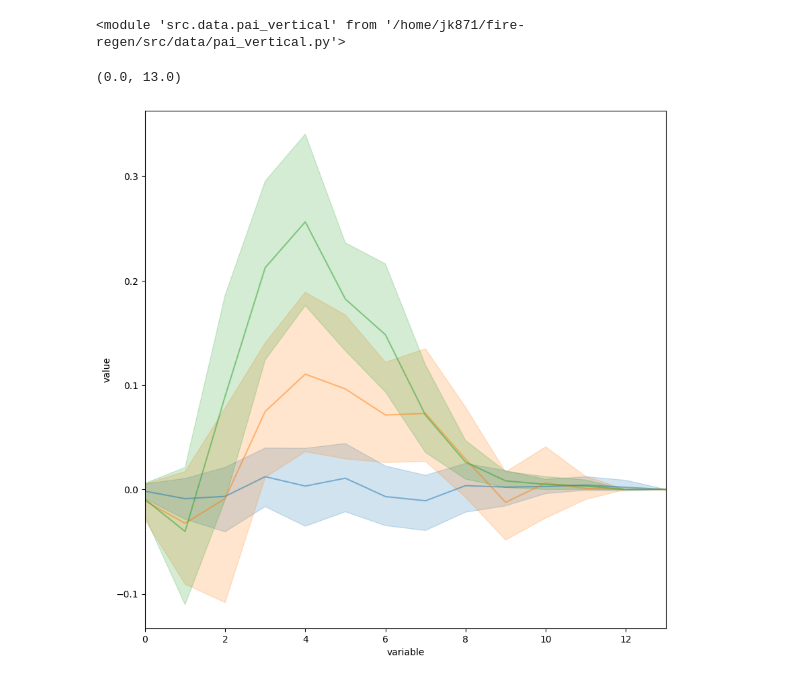
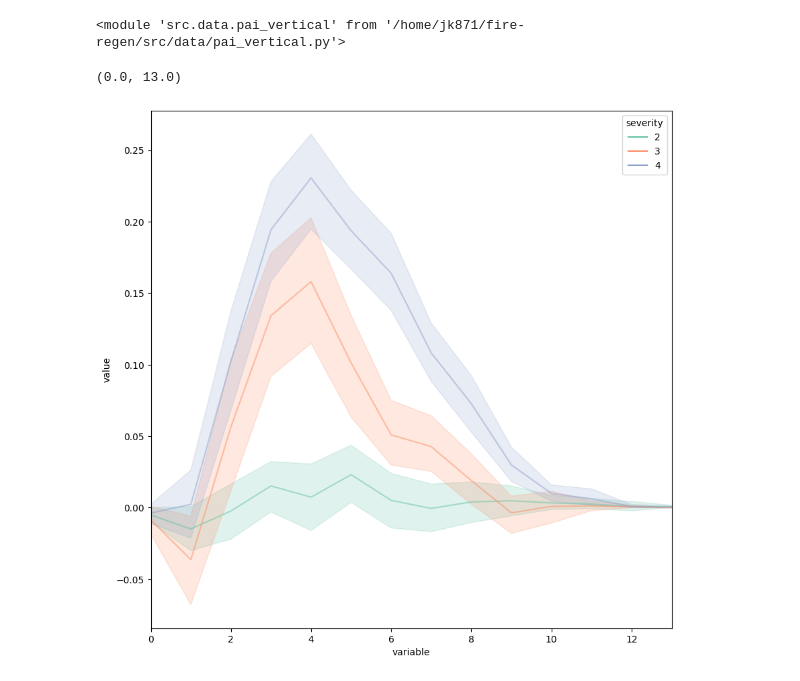
Before and after one commit to mahuna13/fire-regen, a Jupyter notebook: notebooks/exploratory/gedi_evaluation/CreekFire.ipynb, the cells around one changed output. Saved outputs shown, nothing was run; the diff lists cells and outputs as text; code cells hidden in the pictures.

Commit message:
Adds PAI Z analysis to individual fires

```diff
--- a/notebooks/exploratory/gedi_evaluation/CreekFire.ipynb
+++ b/notebooks/exploratory/gedi_evaluation/CreekFire.ipynb
@@ -189,5 +191,5 @@ close_matches = l2b_filter_land_cover(matches_l2b[matches_l2b.closest_distance <
 # %%
-close_matches['date_since'] = ((close_matches.match_datetime - creek_fire.cont_date)/np.timedelta64(1, 'M')).astype(int)
+close_matches['date_since'] = ((close_matches.match_datetime - fire.cont_date)/np.timedelta64(1, 'M')).astype(int)
 # %%
 matching_analysis.fit_linear_regression_per_severity(close_matches, 'pai')
 # %% [output]
@@ -268,4 +270,4 @@ importlib.reload(pai_vertical)
 # %% [output]
 <module 'src.data.pai_vertical' from '/home/jk871/fire-regen/src/data/pai_vertical.py'>
 # %%
-matches_paiz = gedi_matching.match_pai_z_before_and_after_fire(creek_fire, gedi_burned_l2b)
+matches_paiz = gedi_matching.match_pai_z_before_and_after_fire(fire, gedi_burned_l2b)
@@ -283,9 +274,12 @@ def get_pai_z_df(df, severity):
+# %%
+close_matches = l2b_filter_land_cover(matches_paiz[matches_paiz.closest_distance < 20])
+close_matches['date_since'] = ((close_matches.match_datetime - fire.cont_date)/np.timedelta64(1, 'M')).astype(int)
+# %%
+unpacked = matching_analysis.transform_pai_z_data(close_matches)
 # %%
 fig, ax = plt.subplots(1, 1, figsize=(10, 10))
-sns.lineplot(get_pai_z_df(close_matches, 2), x='variable', y='value', ax=ax, alpha=0.5)
-sns.lineplot(get_pai_z_df(close_matches, 3), x='variable', y='value', ax=ax, alpha=0.5)
-sns.lineplot(get_pai_z_df(close_matches, 4), x='variable', y='value', ax=ax, alpha=0.5)
+sns.lineplot(unpacked, x='variable', y='value', hue='severity', ax=ax, palette='Set2')
 ax.set_xlim((0, 13))
 # %% [output]
 (0.0, 13.0)
-[figure, old version]
+[figure, new version]
```
Also changed, not shown: parts of 19 cells of this notebook, 6 other files.
